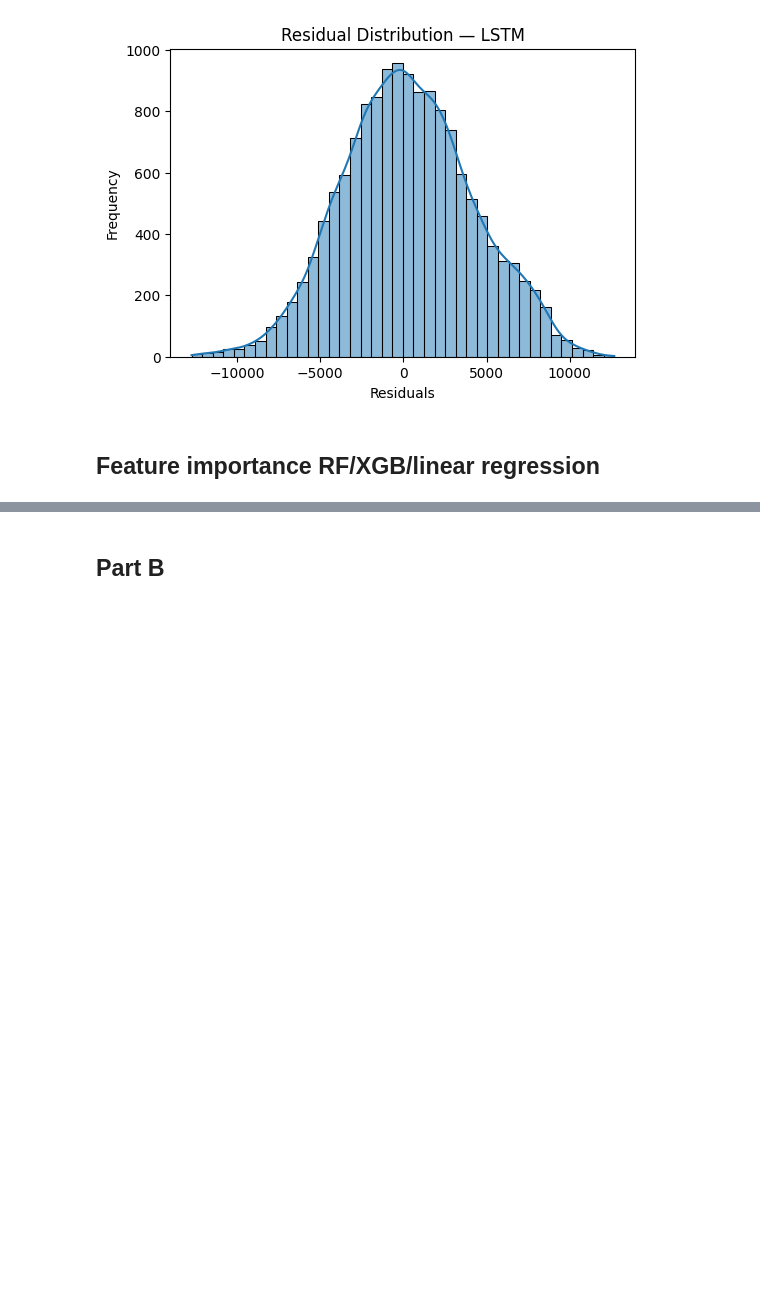
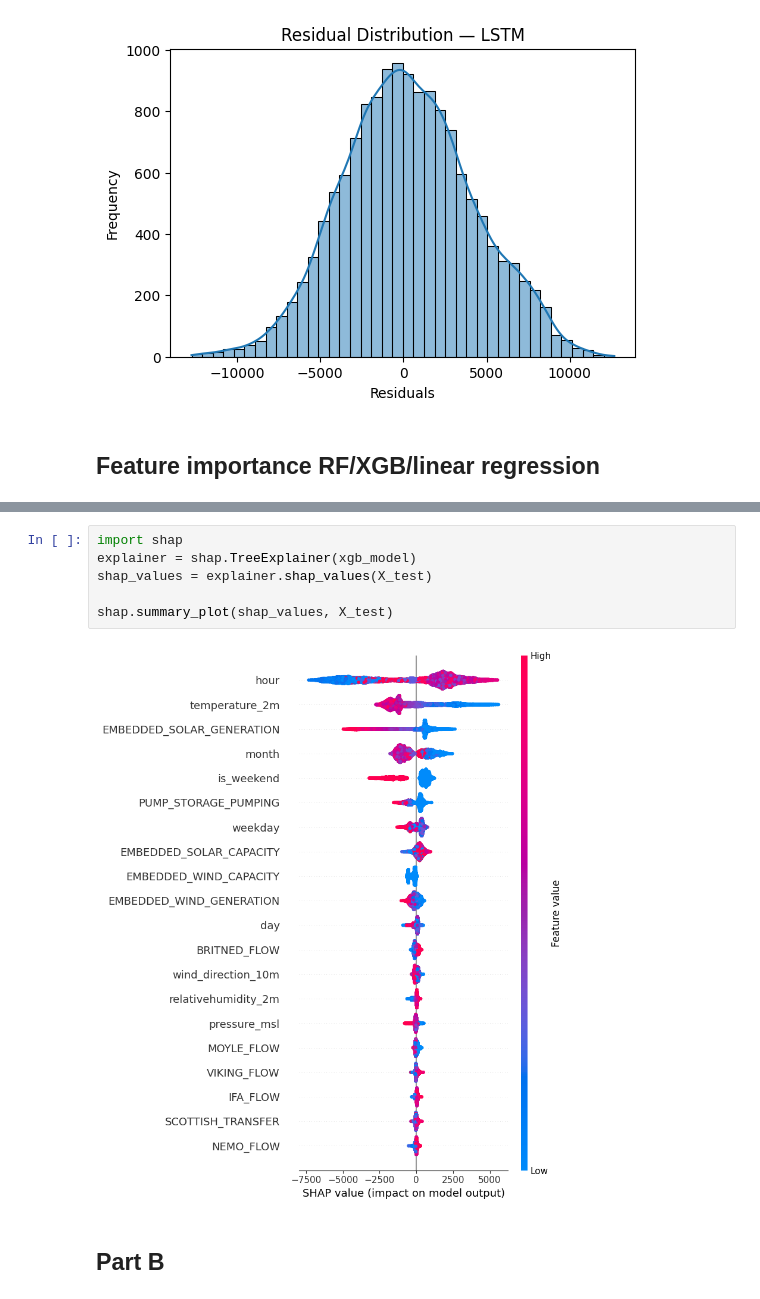
Before and after one commit to ocx-1129/ml_assignment, a Jupyter notebook: energyPred.ipynb, the cells around one changed output, grey strips where cells are left out. Cells and saved outputs as stored; diff of their text form; blank space fills up the shorter version.

```diff
--- a/energyPred.ipynb
+++ b/energyPred.ipynb
@@ -736,3 +749,11 @@ for model_name, y_pred in predictions.items():
+# %%
+import shap
+explainer = shap.TreeExplainer(xgb_model)
+shap_values = explainer.shap_values(X_test)
+
+shap.summary_plot(shap_values, X_test)
+# %% [output]
+[figure, added]
 # %% [markdown]
 ## Part B
 # %% [markdown]
```
Also changed, not shown: parts of 1 cell of this notebook.
